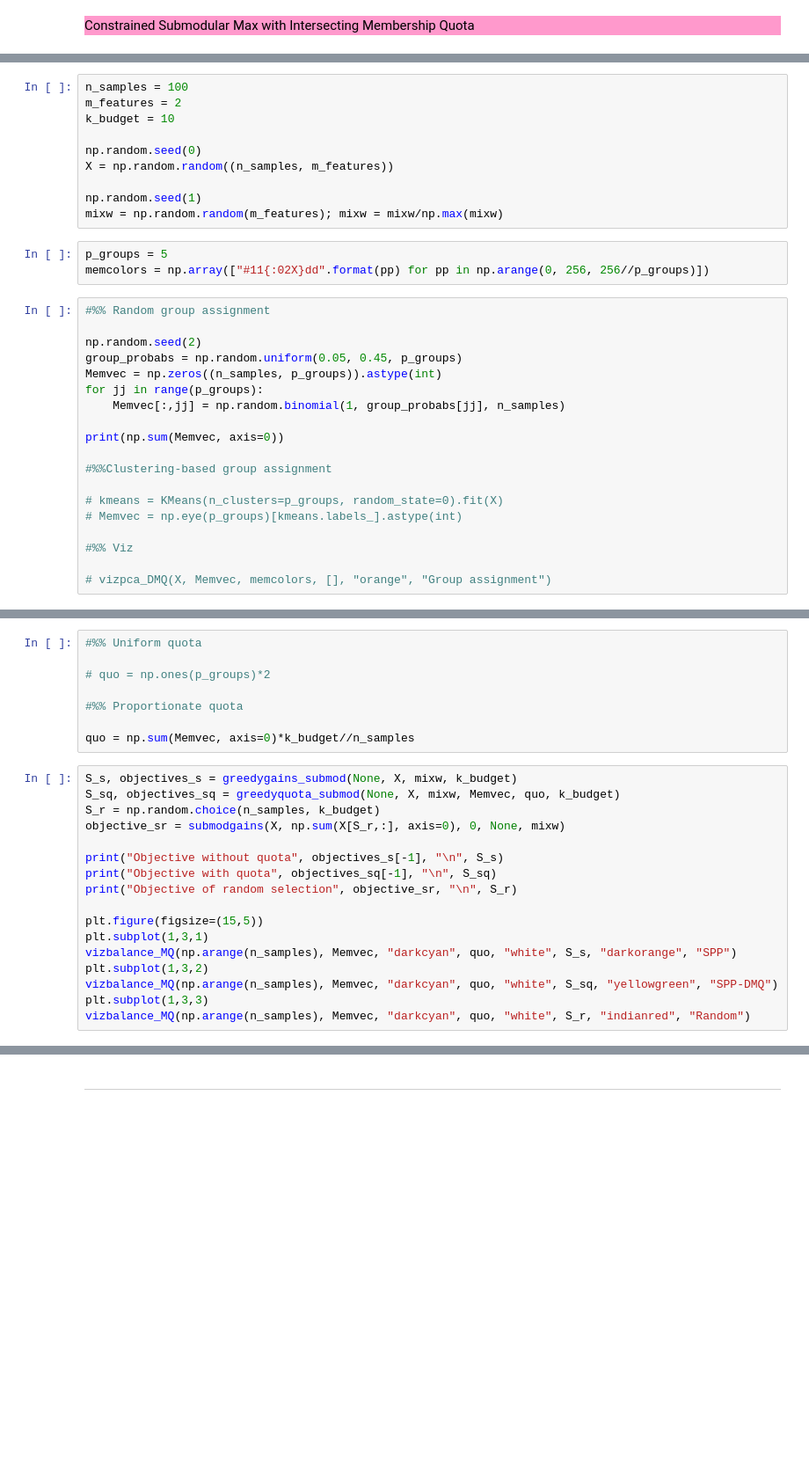
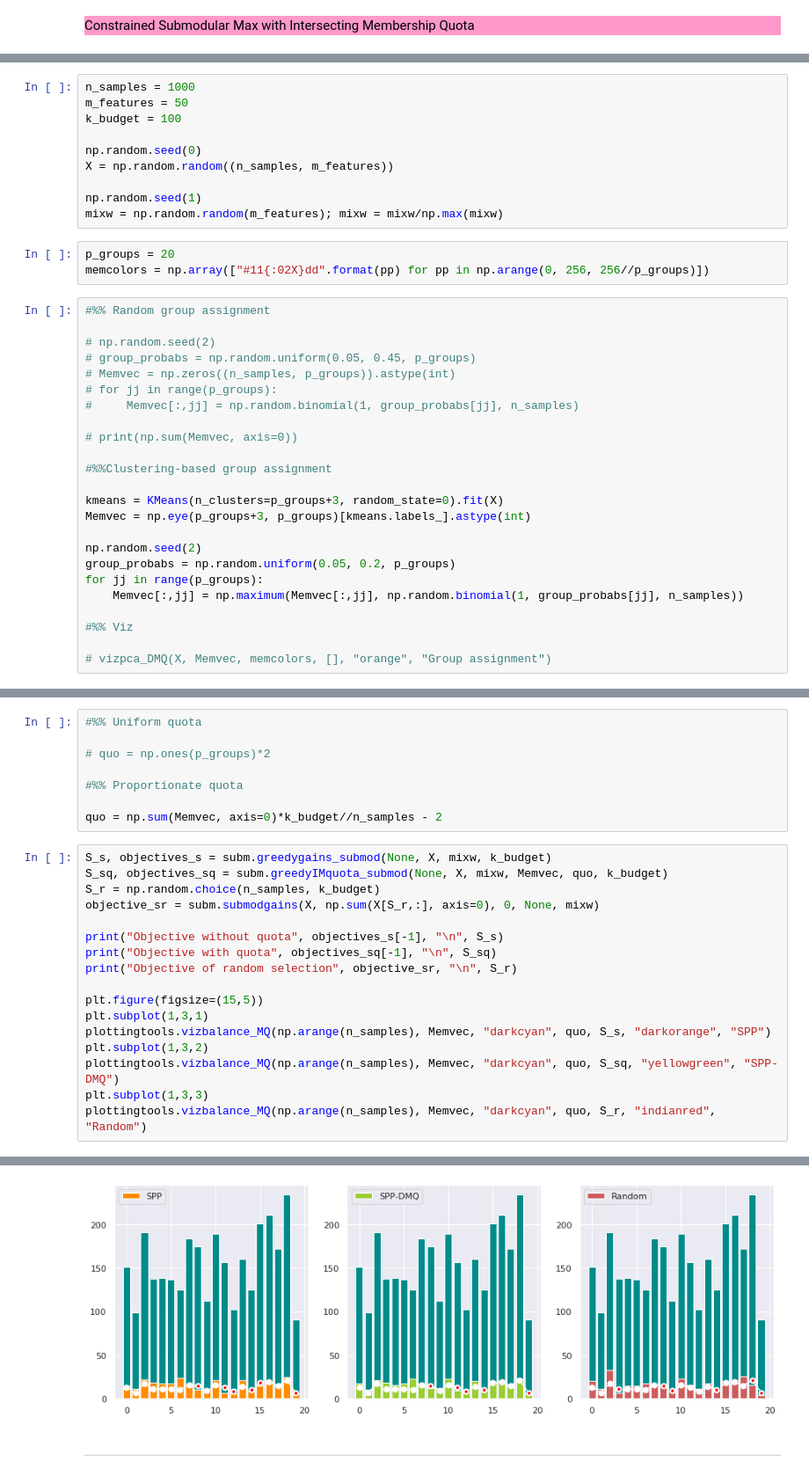
Before and after one commit to neerajaabhyankar/fair-cohort-selection, a Jupyter notebook: discrete-point-process-with-quota.ipynb, the cells around one changed output, grey strips where cells are left out. Shown at 88% size. Drawn from its saved outputs; the diff is of its cells as text; blank space fills up the shorter version.

```diff
--- a/discrete-point-process-with-quota.ipynb
+++ b/discrete-point-process-with-quota.ipynb
@@ -761,7 +574,7 @@ def greedyIMquota_submod(V, X, mixw, Memvec, quo, k, verbose=False):
 # %%
-n_samples = 100
-m_features = 2
-k_budget = 10
+n_samples = 1000
+m_features = 50
+k_budget = 100
 
 np.random.seed(0)
 X = np.random.random((n_samples, m_features))
@@ -769,23 +582,28 @@ X = np.random.random((n_samples, m_features))
 np.random.seed(1)
 mixw = np.random.random(m_features); mixw = mixw/np.max(mixw)
 # %%
-p_groups = 5
+p_groups = 20
 memcolors = np.array(["#11{:02X}dd".format(pp) for pp in np.arange(0, 256, 256//p_groups)])
 # %%
 #%% Random group assignment
 
-np.random.seed(2)
-group_probabs = np.random.uniform(0.05, 0.45, p_groups)
-Memvec = np.zeros((n_samples, p_groups)).astype(int)
-for jj in range(p_groups):
-    Memvec[:,jj] = np.random.binomial(1, group_probabs[jj], n_samples)
+# np.random.seed(2)
+# group_probabs = np.random.uniform(0.05, 0.45, p_groups)
+# Memvec = np.zeros((n_samples, p_groups)).astype(int)
+# for jj in range(p_groups):
+#     Memvec[:,jj] = np.random.binomial(1, group_probabs[jj], n_samples)
 
-print(np.sum(Memvec, axis=0))
+# print(np.sum(Memvec, axis=0))
 
 #%%Clustering-based group assignment
 
-# kmeans = KMeans(n_clusters=p_groups, random_state=0).fit(X)
-# Memvec = np.eye(p_groups)[kmeans.labels_].astype(int)
+kmeans = KMeans(n_clusters=p_groups+3, random_state=0).fit(X)
+Memvec = np.eye(p_groups+3, p_groups)[kmeans.labels_].astype(int)
+
+np.random.seed(2)
+group_probabs = np.random.uniform(0.05, 0.2, p_groups)
+for jj in range(p_groups):
+    Memvec[:,jj] = np.maximum(Memvec[:,jj], np.random.binomial(1, group_probabs[jj], n_samples))
 
 #%% Viz
 
@@ -799,12 +615,12 @@ print(np.sum(Memvec, axis=0))
 
 #%% Proportionate quota
 
-quo = np.sum(Memvec, axis=0)*k_budget//n_samples
+quo = np.sum(Memvec, axis=0)*k_budget//n_samples - 2
 # %%
-S_s, objectives_s = greedygains_submod(None, X, mixw, k_budget)
-S_sq, objectives_sq = greedyquota_submod(None, X, mixw, Memvec, quo, k_budget)
+S_s, objectives_s = subm.greedygains_submod(None, X, mixw, k_budget)
+S_sq, objectives_sq = subm.greedyIMquota_submod(None, X, mixw, Memvec, quo, k_budget)
 S_r = np.random.choice(n_samples, k_budget)
-objective_sr = submodgains(X, np.sum(X[S_r,:], axis=0), 0, None, mixw)
+objective_sr = subm.submodgains(X, np.sum(X[S_r,:], axis=0), 0, None, mixw)
 
 print("Objective without quota", objectives_s[-1], "\n", S_s)
 print("Objective with quota", objectives_sq[-1], "\n", S_sq)
@@ -812,8 +628,9 @@ print("Objective of random selection", objective_sr, "\n", S_r)
 
 plt.figure(figsize=(15,5))
 plt.subplot(1,3,1)
-vizbalance_MQ(np.arange(n_samples), Memvec, "darkcyan", quo, "white", S_s, "darkorange", "SPP")
+plottingtools.vizbalance_MQ(np.arange(n_samples), Memvec, "darkcyan", quo, S_s, "darkorange", "SPP")
 plt.subplot(1,3,2)
-vizbalance_MQ(np.arange(n_samples), Memvec, "darkcyan", quo, "white", S_sq, "yellowgreen", "SPP-DMQ")
+plottingtools.vizbalance_MQ(np.arange(n_samples), Memvec, "darkcyan", quo, S_sq, "yellowgreen", "SPP-DMQ")
 plt.subplot(1,3,3)
-vizbalance_MQ(np.arange(n_samples), Memvec, "darkcyan", quo, "white", S_r, "indianred", "Random")
+plottingtools.vizbalance_MQ(np.arange(n_samples), Memvec, "darkcyan", quo, S_r, "indianred", "Random")
+# %% [output]
@@ -820,3 +654,4 @@ vizbalance_MQ(np.arange(n_samples), Memvec, "darkcyan", quo, "white", S_r, "indi
+[figure, added]
 # %% [markdown]
 ---
 # %% [markdown]
```
Also changed, not shown: parts of 15 cells of this notebook, 3 other files.
